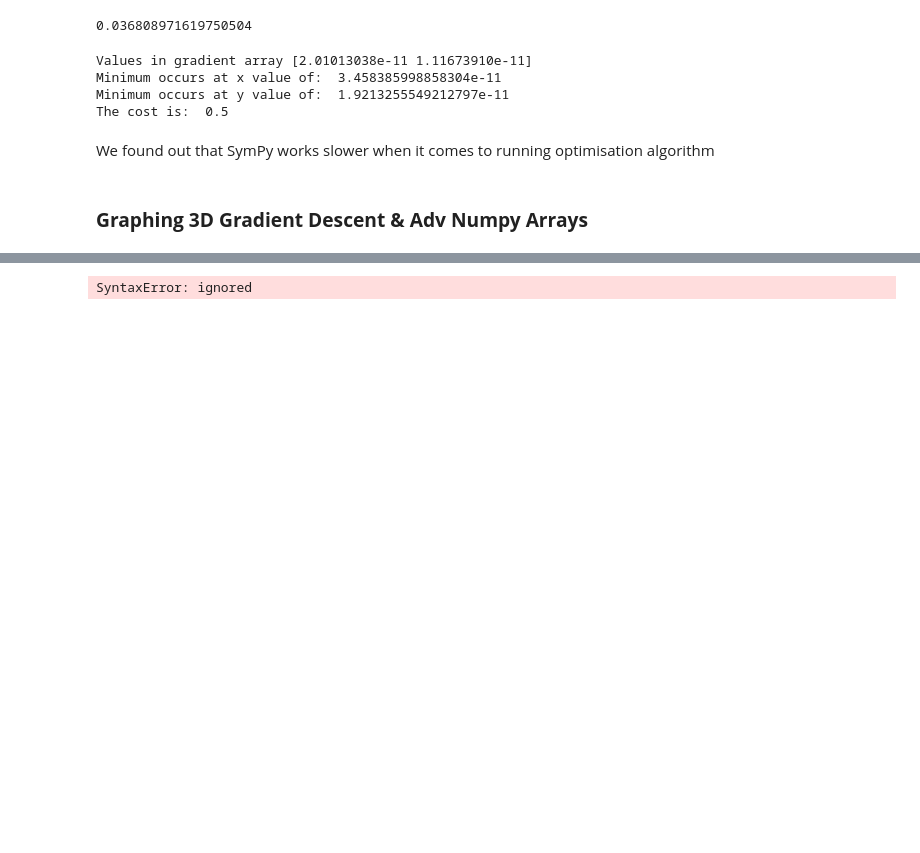
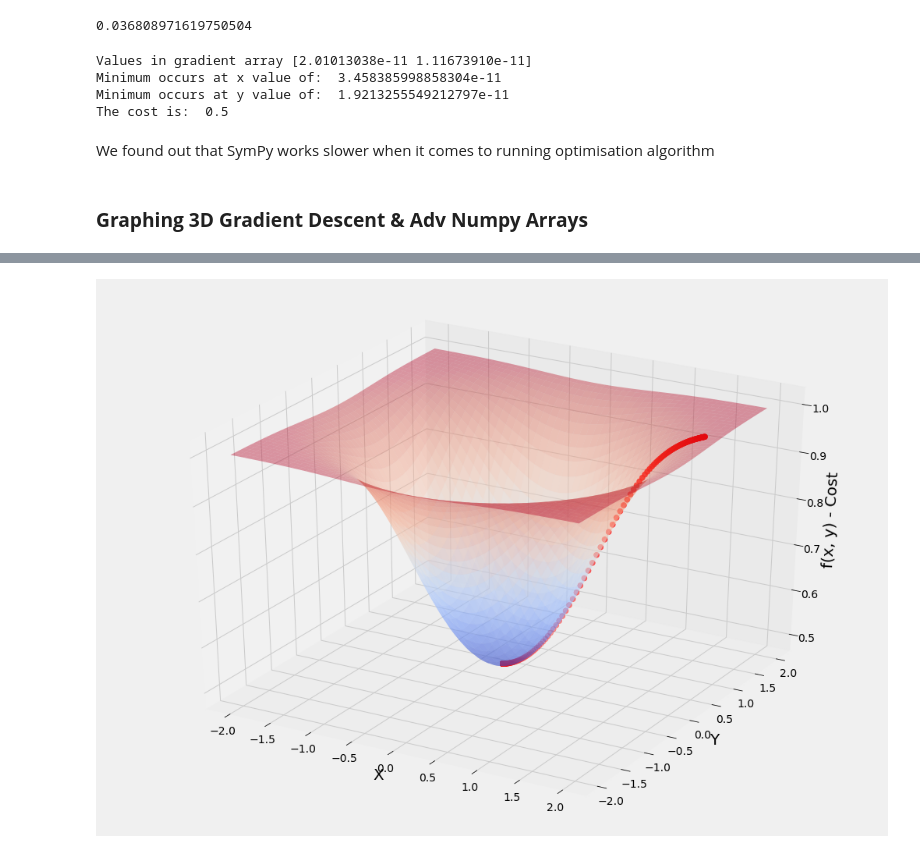
Before and after one commit to AlekseiMikhalev/Data-Scientist-Learning-Path, a Jupyter notebook: Data_Science_Bootcamp_Udemy.ipynb, the cells around one changed output, grey strips where cells are left out. Cells and saved outputs as stored; diff of their text form; code cells hidden in the pictures; blank space fills up the shorter version.

```diff
--- a/Data_Science_Bootcamp_Udemy.ipynb
+++ b/Data_Science_Bootcamp_Udemy.ipynb
@@ -725,10 +725,9 @@ params = np.array([1.8, 1.0]) # initial guess
 values_array = params.reshape(1, 2)
 print(values_array.shape)
 
-# We calculate the cost, how far away we are from the minimum based on steepness of the slope
 for n in range(max_iter):
-  gradient_x = diff(f(a, b), a).evalf(subs={a:params[0], b:params[1]})
-  gradient_y = diff(f(a, b), b).evalf(subs={a:params[0], b:params[1]})
+  gradient_x = fpx(params[0], params[1])
+  gradient_y = fpy(params[0], params[1])
   gradients = np.array([gradient_x, gradient_y])
   params = params - multiplier * gradients
   values_array = np.append(values_array, params.reshape(1, 2), axis=0)
@@ -747,19 +746,19 @@ The cost is:  0.500000000000000
 # %%
 # Generating 3D Plot
 fig = plt.figure(figsize=[16, 12])
 ax = fig.gca(projection='3d')
 
 ax.set_xlabel('X', fontsize=20)
 ax.set_ylabel('Y', fontsize=20)
-ax.set_zlabel('f(w, y) - Cost', fontsize=20)
+ax.set_zlabel('f(x, y) - Cost', fontsize=20)
 
-ax.plot_surface(x_4, y_4, f(x_4, y_4), cmap=cm.coolwarm, alpha=0.7)
+ax.plot_surface(x_4, y_4, f(x_4, y_4), cmap=cm.coolwarm, alpha=0.4)
 ax.scatter(values_array[:, 0], values_array[:, 1],
-           f(values_array[:, 0], values_array[:, 1], s=50, color='red')
+           f(values_array[:, 0], values_array[:, 1]), s=50, color='red')
 
 plt.show()
 # %% [output]
-SyntaxError: ignored
+[figure, added]
 # %%
 # Advanced Numpy Array Practice:
 
```
Also changed, not shown: parts of 4 cells of this notebook.
